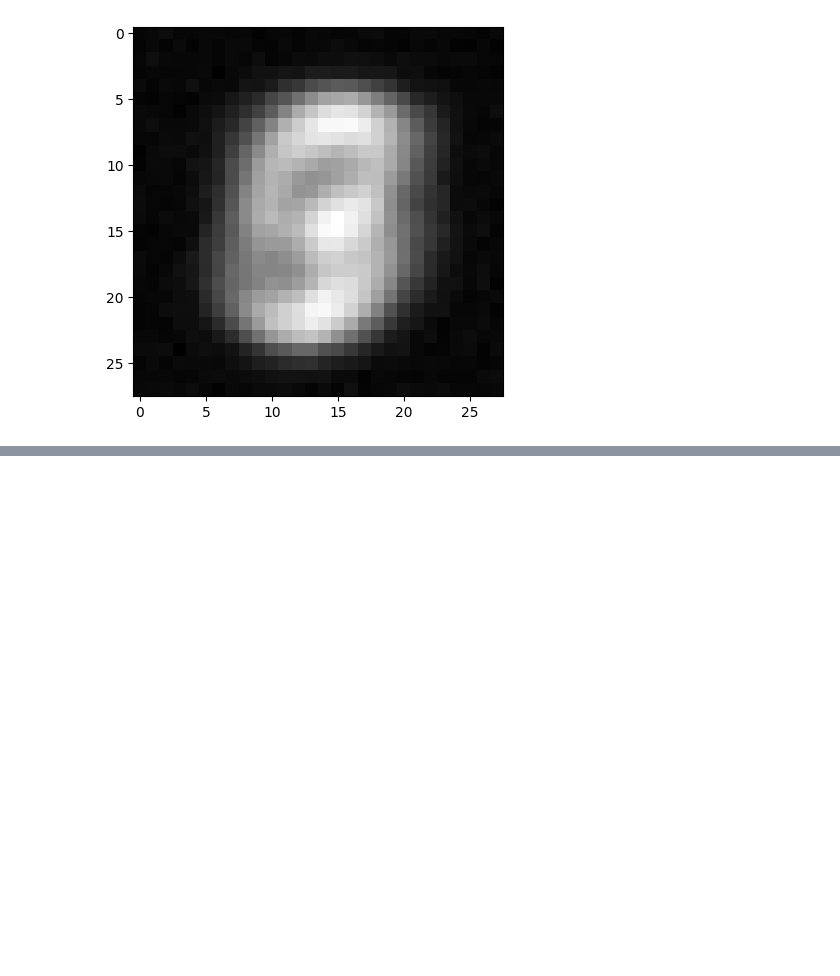
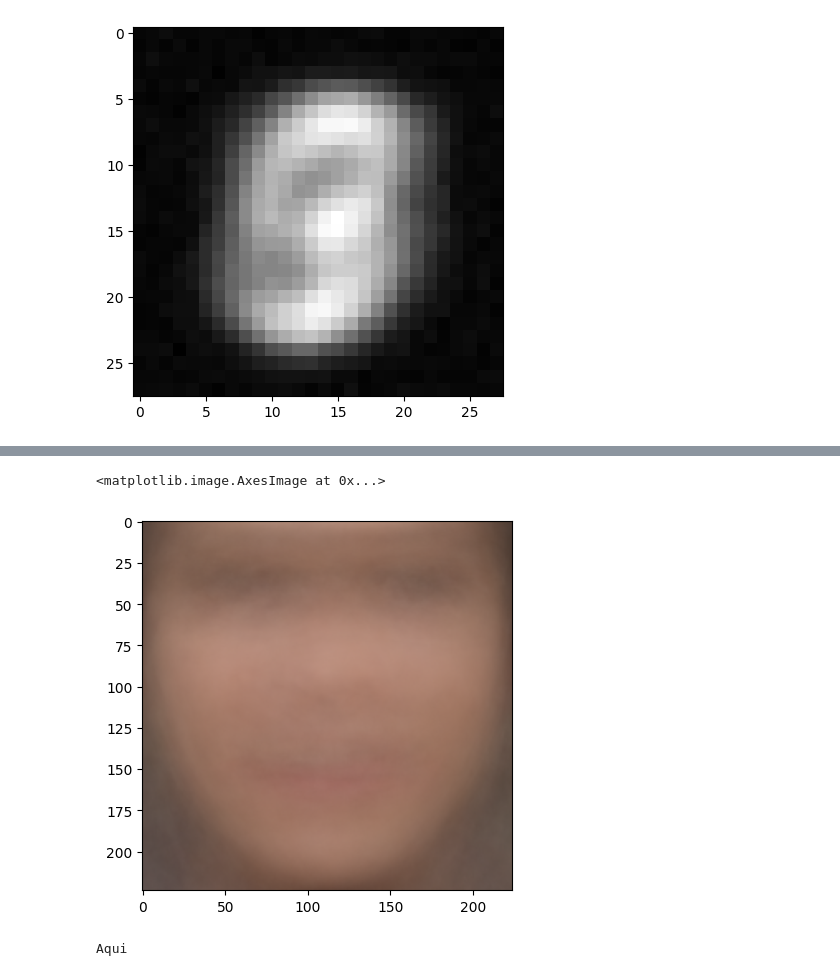
Before and after one commit to Migliorin/Image-Denoising, a Jupyter notebook: notebooks/ModelScripts/Train-Model.ipynb, the cells around one changed output, grey strips where cells are left out. Saved outputs shown, nothing was run; the diff lists cells and outputs as text; code cells hidden in the pictures; blank space fills up the shorter version.

```diff
--- a/notebooks/ModelScripts/Train-Model.ipynb
+++ b/notebooks/ModelScripts/Train-Model.ipynb
@@ -282,0 +283,5 @@ plt.imshow(denoised_img[7].permute(1, 2, 0).detach().numpy(),cmap='gray')
+# %%
+load_torch = torch.load("/home/lucas/Image-Denoising/src/best_model.pth")
+# %%
+model.load_state_dict(load_torch)
+model.eval()
@@ -282,0 +324,9 @@ plt.imshow(denoised_img[7].permute(1, 2, 0).detach().numpy(),cmap='gray')
+# %%
+plt.imshow(denoised_img[1].permute(1, 2, 0).detach().numpy())
+# %% [output]
+<matplotlib.image.AxesImage at 0x...>
+[figure, added]
+# %%
+print("Aqui")
+# %% [output]
+Aqui
```
Also changed, not shown: parts of 8 cells of this notebook, 2 other files.
